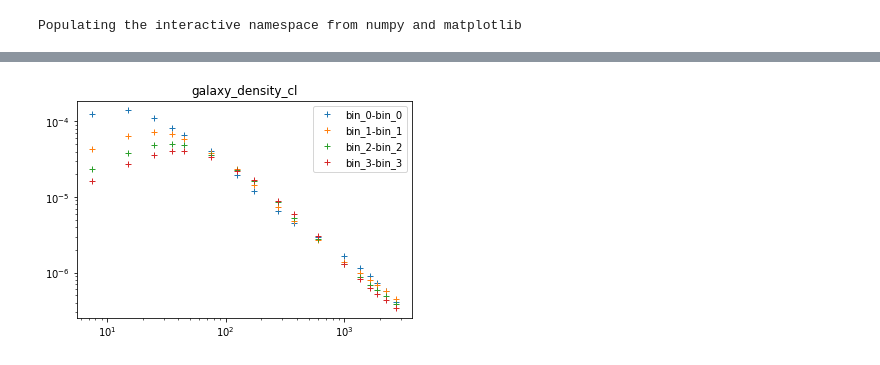
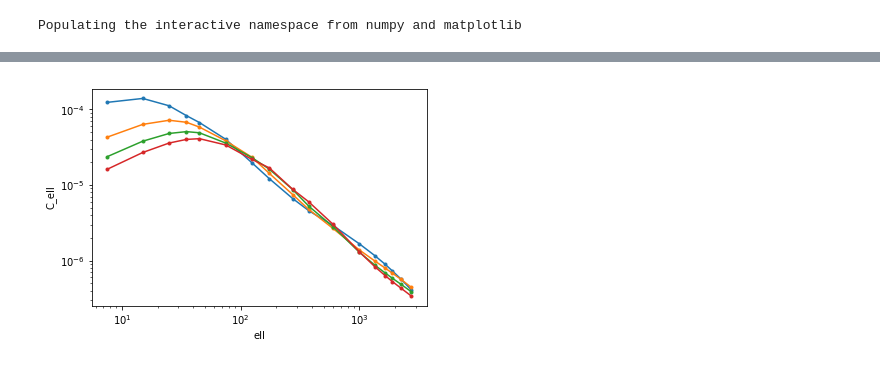
Before and after one commit to LSSTDESC/sacc, a Jupyter notebook: examples/notebooks/create-sacc2.ipynb, the cells around one changed output, grey strips where cells are left out. Drawn from its saved outputs; the diff is of its cells as text; code cells hidden in the pictures.

```diff
--- a/examples/notebooks/create-sacc2.ipynb
+++ b/examples/notebooks/create-sacc2.ipynb
@@ -54,4 +55,6 @@ for i in range(nbin):
     line, = loglog(ell, cl)
     loglog(effective_ell, cb, '+', color=line.get_color())
     xlim(10,3000)
+    xlabel("ell")
+    ylabel("C_ell")
 # %% [output]
@@ -85,12 +104,10 @@ S.save('sim.sacc', overwrite=True)
 # %%
-S2=sacc2.Sacc.load('sim.sacc')
+S2 = sacc2.Sacc.load('tmp.fits')
 # %%
-for dt in S2.get_data_types():
-    figure()
-    title(dt)
-    for b1, b2 in S2.get_tracer_combinations(dt):
-        ell, cb = S2.get_ell_cl(dt, b1, b1)
-        loglog(ell, cb, '+', label=f'{b1}-{b2}')
-    legend()
+for b1, b2 in S2.get_tracer_combinations('galaxy_density_cl'):
+    ell, cl = S2.get_ell_cl('galaxy_density_cl', b1, b2)
+    loglog(ell, cl, '.-')
+    xlabel("ell")
+    ylabel("C_ell")
 # %% [output]
-[figure, old version]
+[figure, new version]
```
Also changed, not shown: parts of 10 cells of this notebook, 4 other files.
